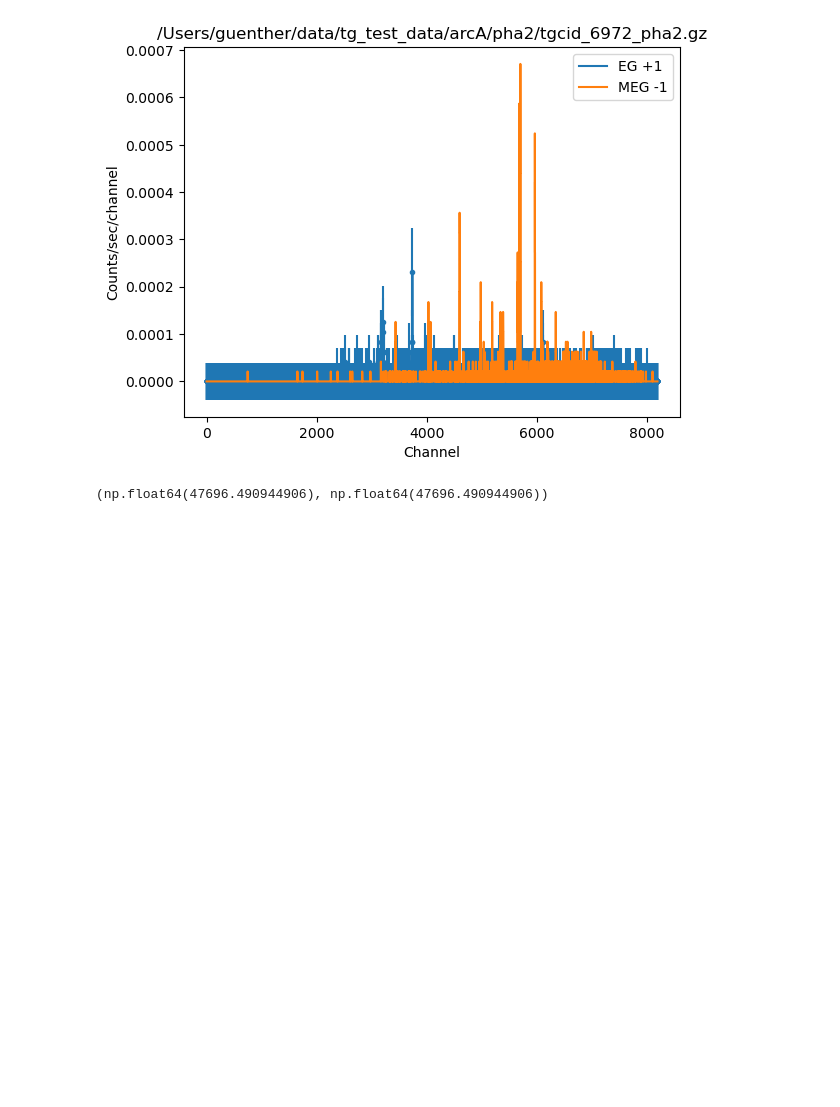
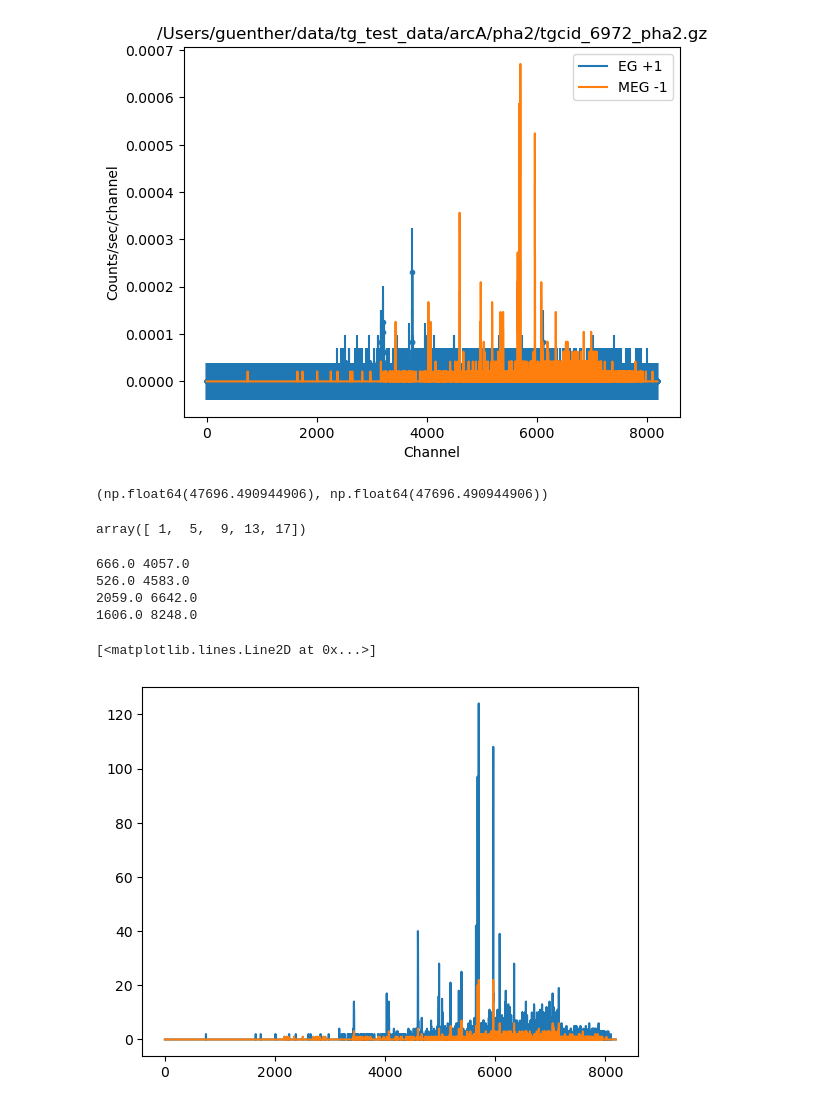
Before and after one commit to HETGS/tgdingo, a Jupyter notebook: develop/plot.ipynb, the cells around one changed output. Saved outputs shown, nothing was run; the diff lists cells and outputs as text; code cells hidden in the pictures; blank space fills up the shorter version.

```diff
--- a/develop/plot.ipynb
+++ b/develop/plot.ipynb
@@ -54,6 +54,12 @@ hm1.exposure, hp1.exposure
 # %%
 am1 = hm1.get_arf(1)
 ap1 = hp1.get_arf(1)
+# %%
+import numpy as np
+arr = np.arange(10)
+arr.reshape(-1, 2).sum(axis=1)
+# %% [output]
+array([ 1,  5,  9, 13, 17])
 # %%
 import copy
 from sherpa.astro.data import DataPHA
@@ -96,0 +152,34 @@ def coadd(phas: list[DataPHA]) -> DataPHA:
+# %%
+    for pha in phas:
+        # Check some of the simplifying assumptions
+        assert pha._response_ids == phas[base_index]._response_ids
+
+        # This could be unified, but for readability,
+        # we write out "bin HEG on MEG grid" separately.
+        # We also assume that HEG and MEG have standard CIAO binning,
+        # i.e. same number of bins and MEG is exactly twice the HEG bins.
+        if pha.header.get("TG_PART") == 1 and set(tg_parts) == {1, 2}:
+            binned_counts = pha.counts.reshape(-1, 2).sum(axis=1)
+            coadded_pha.counts[len(binned_counts):] += binned_counts
+
+            binned_arf = pha.get_arf(1).dep.reshape(-1, 2).mean(axis=1)
+            combined_arf.dep[len(binned_arf):] += binned_arf
+        else:
+            coadded_pha.counts += pha.counts
+            # All PHA are HRC or ACIS, so they all have either
+            # just one or multiple ARFs.
+            # Otherwise, assigning to an ARF that doesn't exist would be problematic.
+            for i in pha._response_ids:
+                combined_arf.dep += pha.get_arf(i).dep
+        print(pha.counts.sum(), coadded_pha.counts.sum())
+# %% [output]
+666.0 4057.0
+526.0 4583.0
+2059.0 6642.0
+1606.0 8248.0
+# %%
+plt.plot(coadded_pha.counts)
+plt.plot(pha.counts)
+# %% [output]
+[<matplotlib.lines.Line2D at 0x...>]
+[figure, added]
```
Also changed, not shown: parts of 11 cells of this notebook, 12 other files.
